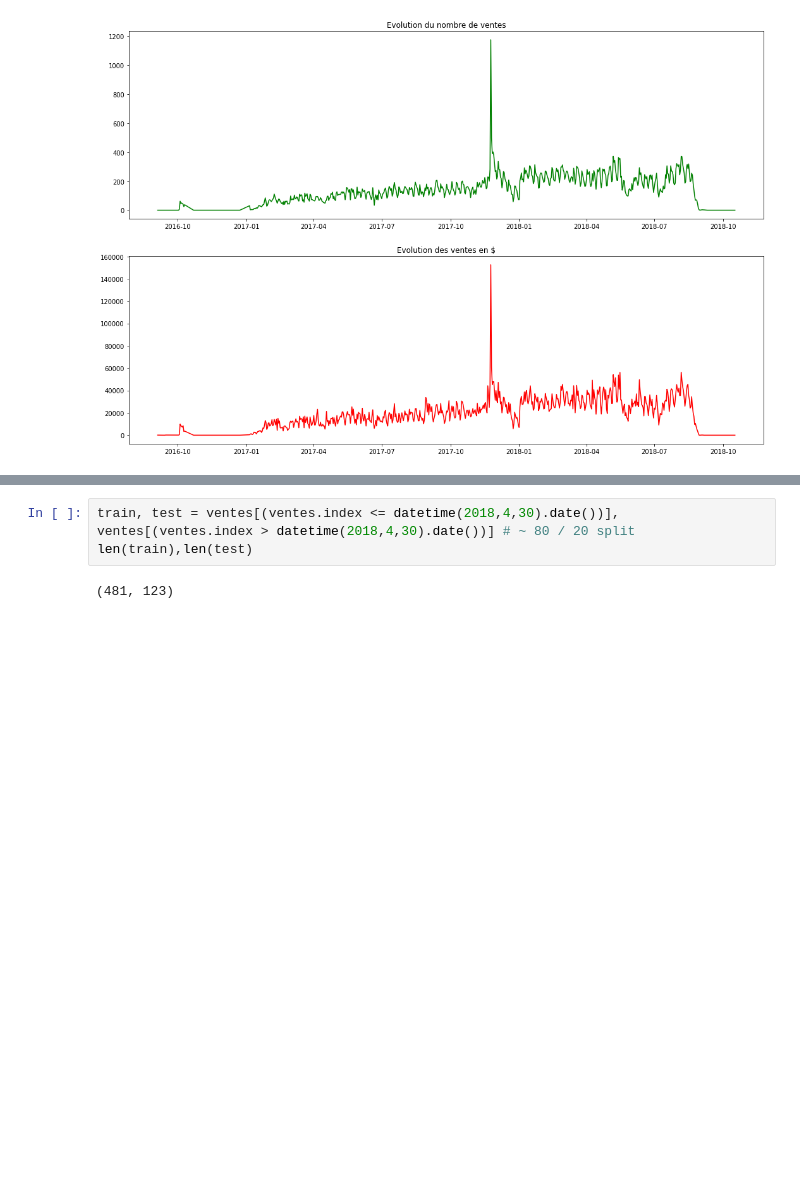
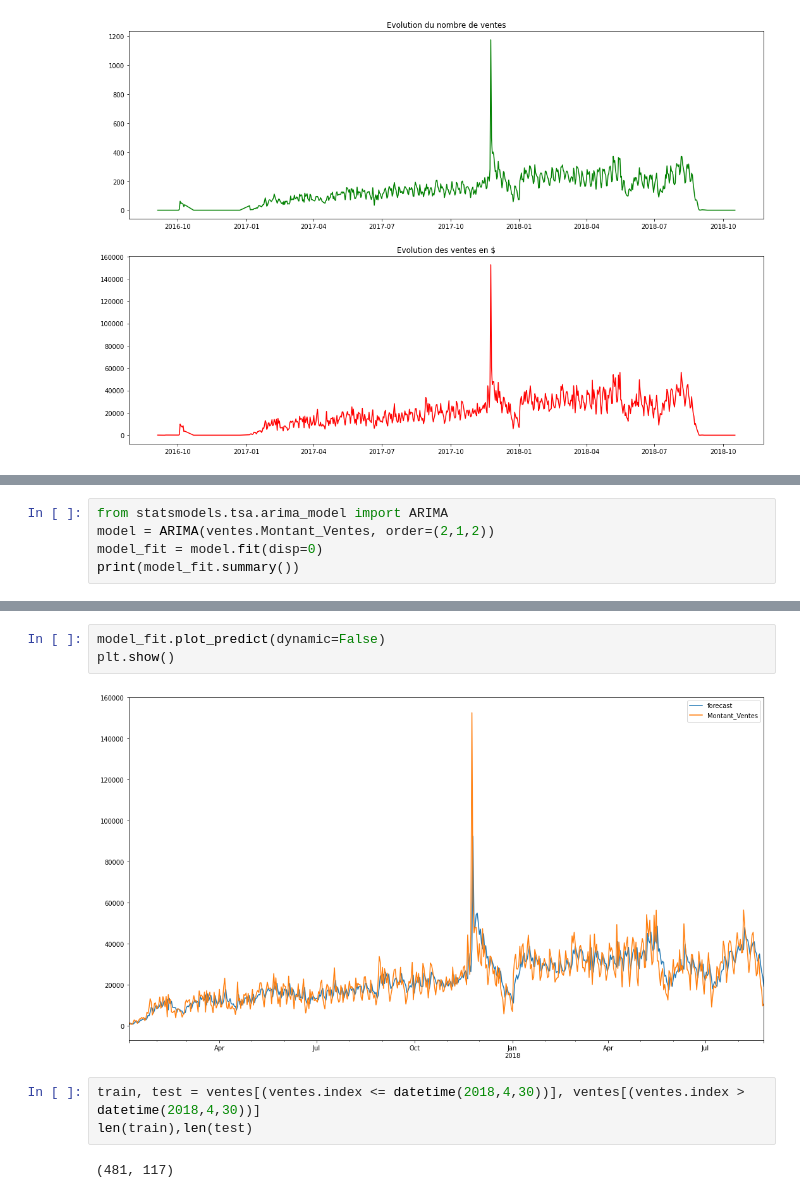
Before and after one commit to pihk94/Free2move, a Jupyter notebook: Analyse_Melchior_Prugniaud.ipynb, the cells around one changed output, grey strips where cells are left out. Drawn from its saved outputs; the diff is of its cells as text; blank space fills up the shorter version.

```diff
--- a/Analyse_Melchior_Prugniaud.ipynb
+++ b/Analyse_Melchior_Prugniaud.ipynb
@@ -836,0 +900,5 @@ len(ventes)
+# %%
+from statsmodels.tsa.arima_model import ARIMA
+model = ARIMA(ventes.Montant_Ventes, order=(2,1,2))
+model_fit = model.fit(disp=0)
+print(model_fit.summary())
@@ -837,5 +923,10 @@ len(ventes)
+# %%
+model_fit.plot_predict(dynamic=False)
+plt.show()
+# %% [output]
+[figure, added]
 # %%
-train, test = ventes[(ventes.index <= datetime(2018,4,30).date())], ventes[(ventes.index > datetime(2018,4,30).date())] # ~ 80 / 20 split
+train, test = ventes[(ventes.index <= datetime(2018,4,30))], ventes[(ventes.index > datetime(2018,4,30))]
 len(train),len(test)
 # %% [output]
-(481, 123)
+(481, 117)
```
Also changed, not shown: parts of 25 cells of this notebook.
